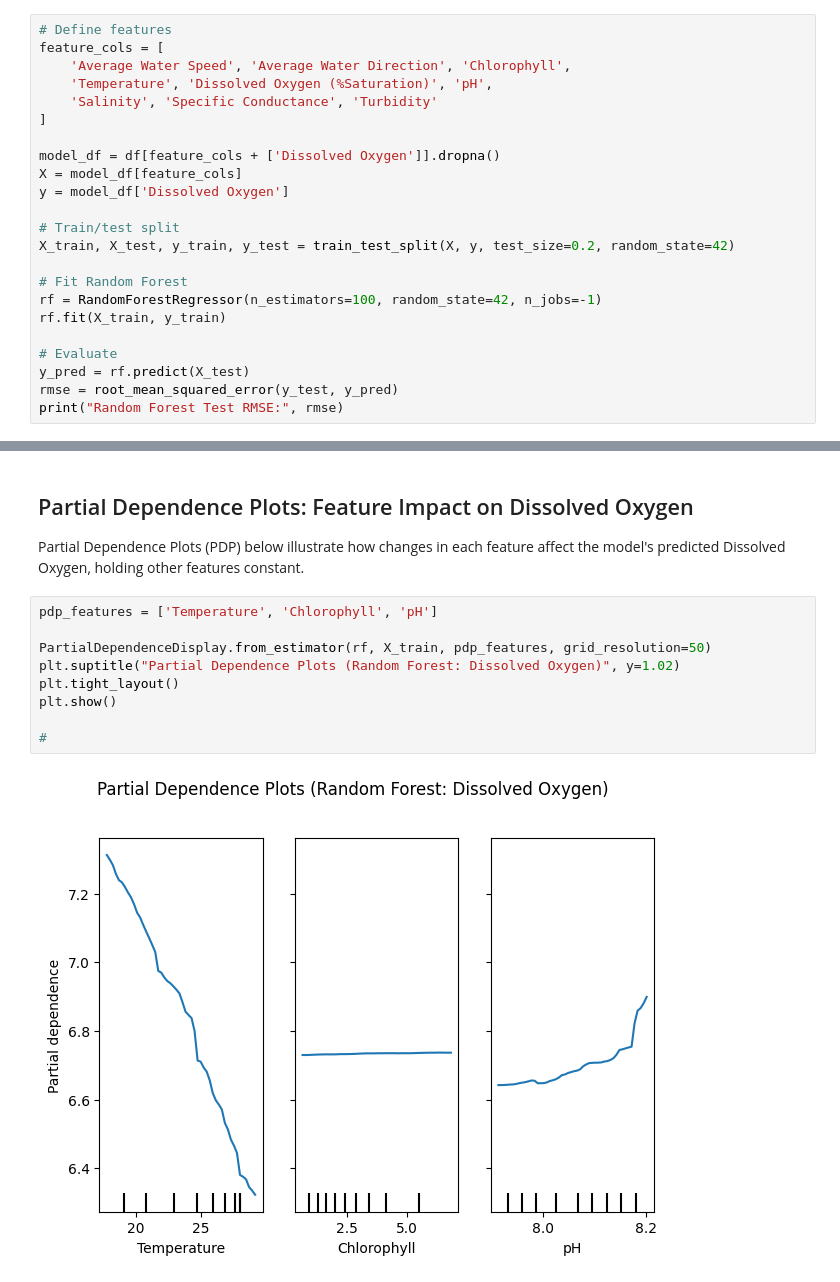
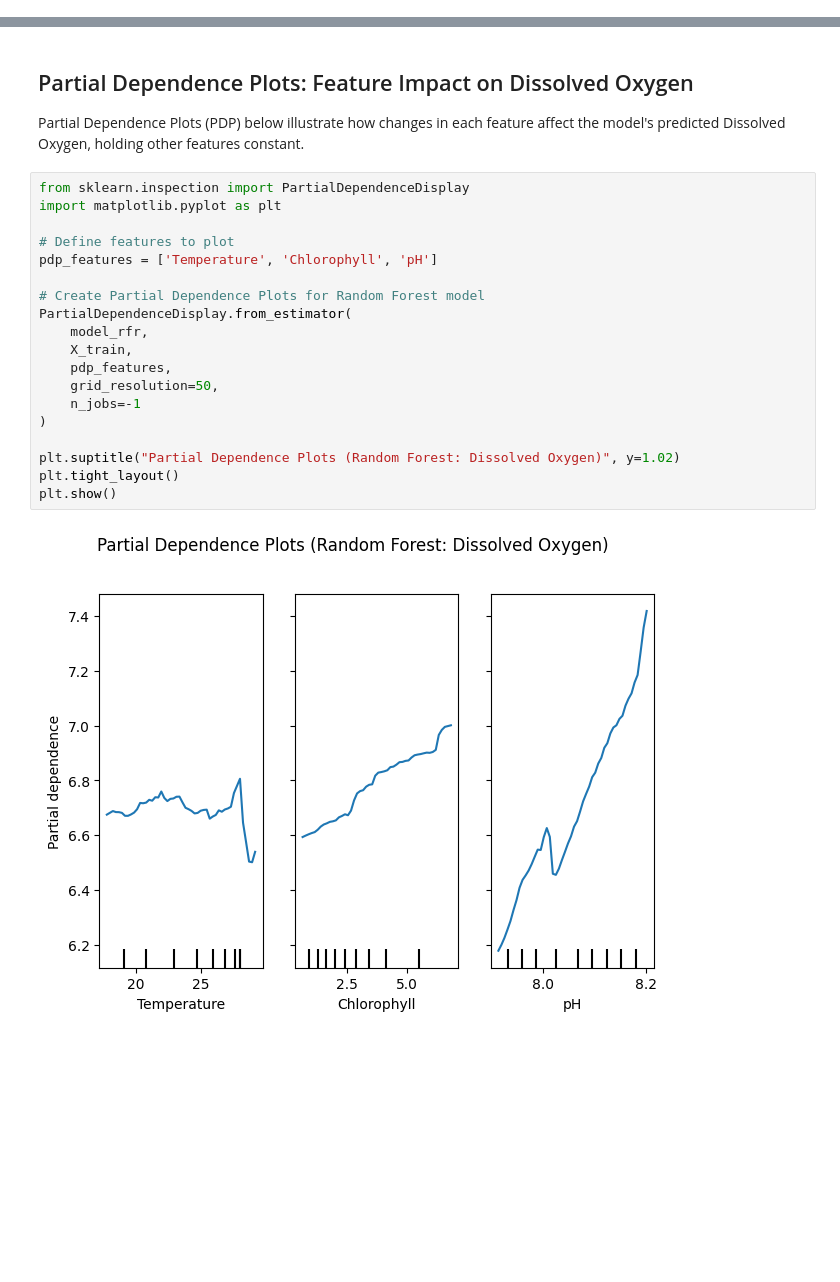
Before and after one commit to Deppi15/INFO381, a Jupyter notebook: notebooks/notebook.ipynb, the cells around one changed output, grey strips where cells are left out. Cells and saved outputs as stored; diff of their text form; blank space fills up the shorter version.

Commit message:
pdp - random forest update

```diff
--- a/notebooks/notebook.ipynb
+++ b/notebooks/notebook.ipynb
@@ -1045,23 +1019,0 @@ y = model_df['Dissolved Oxygen']
-# %%
-# Define features
-feature_cols = [
-    'Average Water Speed', 'Average Water Direction', 'Chlorophyll',
-    'Temperature', 'Dissolved Oxygen (%Saturation)', 'pH',
-    'Salinity', 'Specific Conductance', 'Turbidity'
-]
-
-model_df = df[feature_cols + ['Dissolved Oxygen']].dropna()
-X = model_df[feature_cols]
-y = model_df['Dissolved Oxygen']
-
-# Train/test split
-X_train, X_test, y_train, y_test = train_test_split(X, y, test_size=0.2, random_state=42)
-
-# Fit Random Forest
-rf = RandomForestRegressor(n_estimators=100, random_state=42, n_jobs=-1)
-rf.fit(X_train, y_train)
-
-# Evaluate
-y_pred = rf.predict(X_test)
-rmse = root_mean_squared_error(y_test, y_pred)
-print("Random Forest Test RMSE:", rmse)
@@ -1071,13 +1021,23 @@ Random Forest Test RMSE: 0.06548969721197116
 ## Partial Dependence Plots: Feature Impact on Dissolved Oxygen
 Partial Dependence Plots (PDP) below illustrate how changes in each feature affect the model's predicted Dissolved Oxygen, holding other features constant.
 # %%
+from sklearn.inspection import PartialDependenceDisplay
+import matplotlib.pyplot as plt
+
+# Define features to plot
 pdp_features = ['Temperature', 'Chlorophyll', 'pH']
 
-PartialDependenceDisplay.from_estimator(rf, X_train, pdp_features, grid_resolution=50)
+# Create Partial Dependence Plots for Random Forest model
+PartialDependenceDisplay.from_estimator(
+    model_rfr,
+    X_train,
+    pdp_features,
+    grid_resolution=50,
+    n_jobs=-1
+)
+
 plt.suptitle("Partial Dependence Plots (Random Forest: Dissolved Oxygen)", y=1.02)
 plt.tight_layout()
 plt.show()
-
-#
 # %% [output]
-[figure, old version]
+[figure, new version]
```
Also changed, not shown: parts of 6 cells of this notebook.
